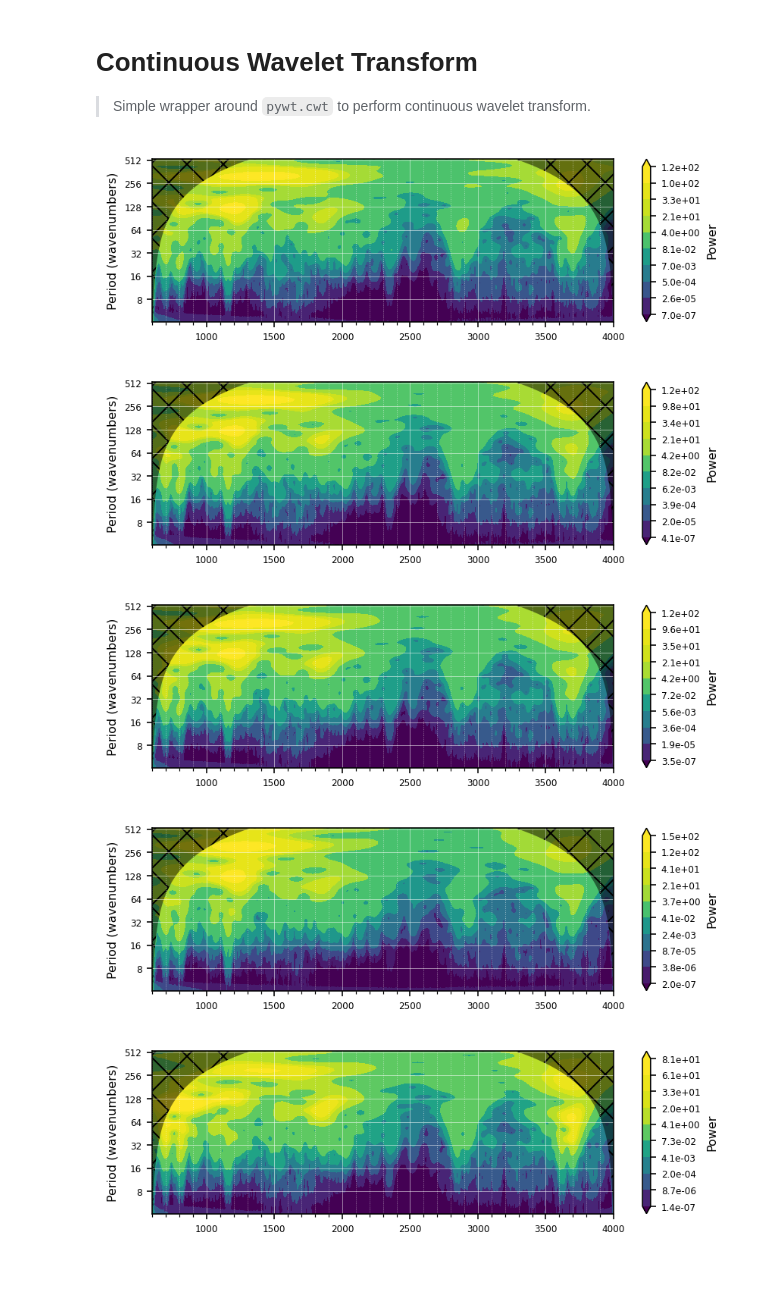
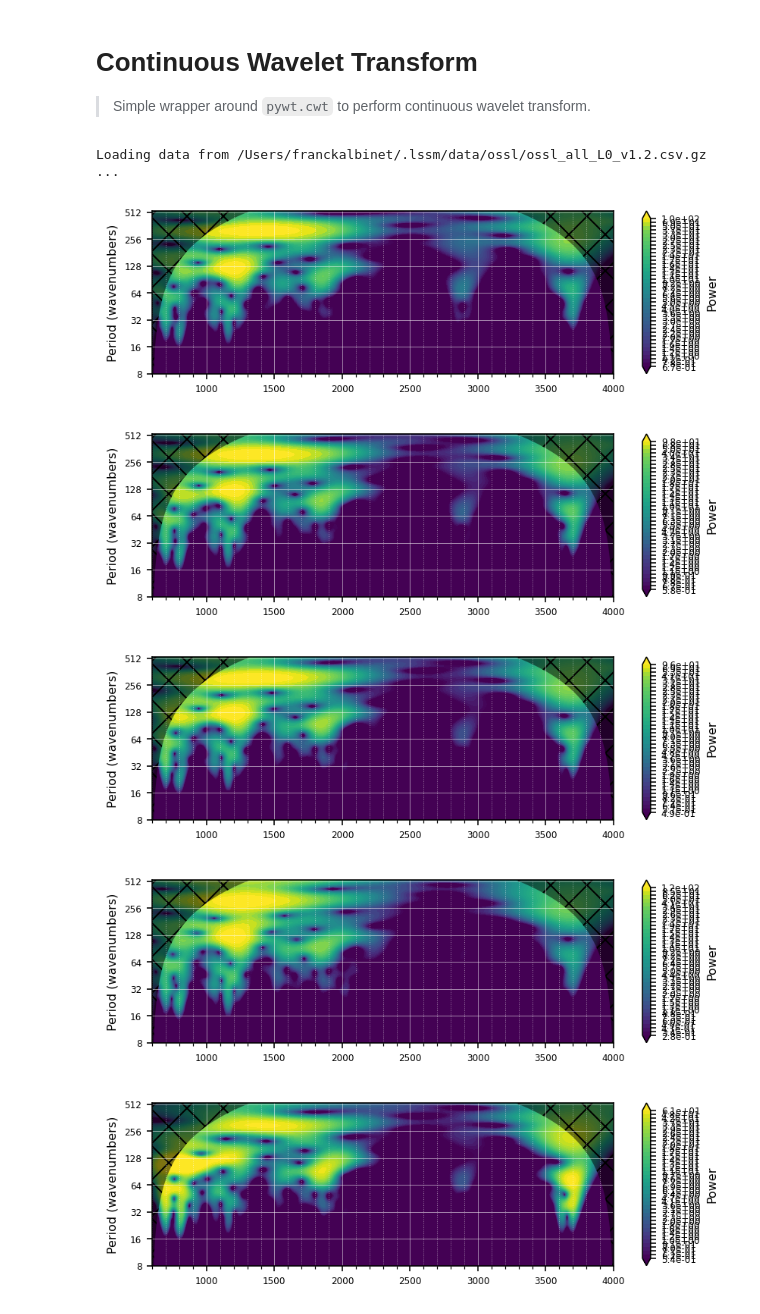
Before and after one commit to franckalbinet/uhina, a Jupyter notebook: nbs/02_wavelets.ipynb, the cells around one changed output. Cells and saved outputs as stored; diff of their text form; code cells hidden in the pictures; blank space fills up the shorter version.

```diff
--- a/nbs/02_wavelets.ipynb
+++ b/nbs/02_wavelets.ipynb
@@ -60,11 +60,17 @@ class CWT:
 # %%
-#| eval: false
+#| exports
 def plot_cwt(cwt, wavenumbers, levels=None, dt=2,
              figprops=dict(figsize=(6, 2), dpi=144), tight=True,
              fontsize=8, title='', save_path=None, show_plot=True):
     fig, ax = plt.subplots(**figprops)
     if levels is None:
-        levels = [np.percentile(cwt.power, p) for p in [10, 20, 30, 40, 50, 75, 90, 95, 99, 99.5]]
+        # levels = [np.percentile(cwt.power, p) for p in [10, 20, 30, 40, 50, 75, 90, 95, 99, 99.5]]
+        percentiles = [i for i in range(60, 100)]
+        # levels = [np.percentile(cwt.power, p) for p in [50, 55, 60, 65, 70, 75, 80, 85, 90, 95, 99, 99.5]]
+        levels = [np.percentile(cwt.power, p) for p in percentiles]
+
+
+
         # levels = [np.percentile(cwt.power, p) for p in [60, 75, 90, 95, 99, 99.5]]
 
     log2_levels = np.log2(levels)
@@ -82,8 +88,8 @@ def plot_cwt(cwt, wavenumbers, levels=None, dt=2,
         )
 
     ax.set_xlim(wavenumbers.min(), wavenumbers.max())
-    ax.set_ylim(np.log2(cwt.period.min()), np.log2(cwt.period.max()))
-    # ax.set_ylim(8, np.log2(cwt.period.max()))
+    # ax.set_ylim(np.log2(cwt.period.min()), np.log2(cwt.period.max()))
+    ax.set_ylim(8, np.log2(cwt.period.max()))
 
     if not save_path:
         ax.set_title(title, fontsize=fontsize)
@@ -138,11 +144,5 @@ else:
     analytes = 'k.ext_usda.a725_cmolc.kg'
     X, y, wavenumbers, smp_idx, ds_name, ds_label = loader.load_data(analytes,
                                                                  spectra_type='mir')
-
-#| eval: false
-pipe = Pipeline([
-    ('SNV', SNV()),
-    ('Derivative', TakeDerivative())
-])
-
-X_trans = pipe.fit_transform(X)
+# %% [output]
+Loading data from /Users/franckalbinet/.lssm/data/ossl/ossl_all_L0_v1.2.csv.gz ...
@@ -149,10 +157,10 @@ X_trans = pipe.fit_transform(X)
 # %%
 #| eval: false
-for i in range(10):
+for i in range(0, 10):
     plot_cwt(CWT(X_trans[i, :])(), wavenumbers=wavenumbers)
 # %% [output]
-[figure, old version]
+[figure, new version]
-[figure, old version]
+[figure, new version]
-[figure, old version]
+[figure, new version]
-[figure, old version]
+[figure, new version]
-[figure, old version]
+[figure, new version]
```
Also changed, not shown: parts of 18 cells of this notebook, 11 other files.
